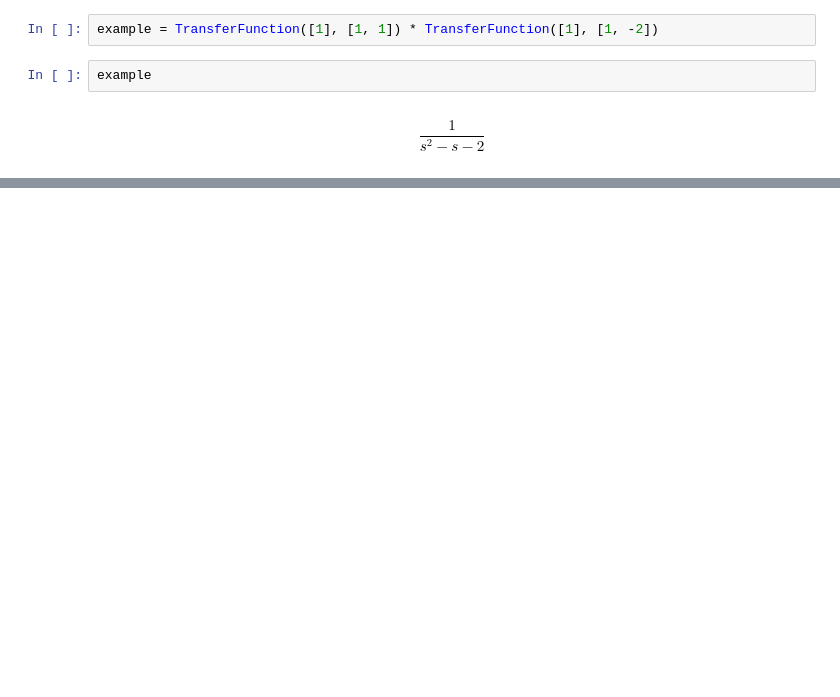
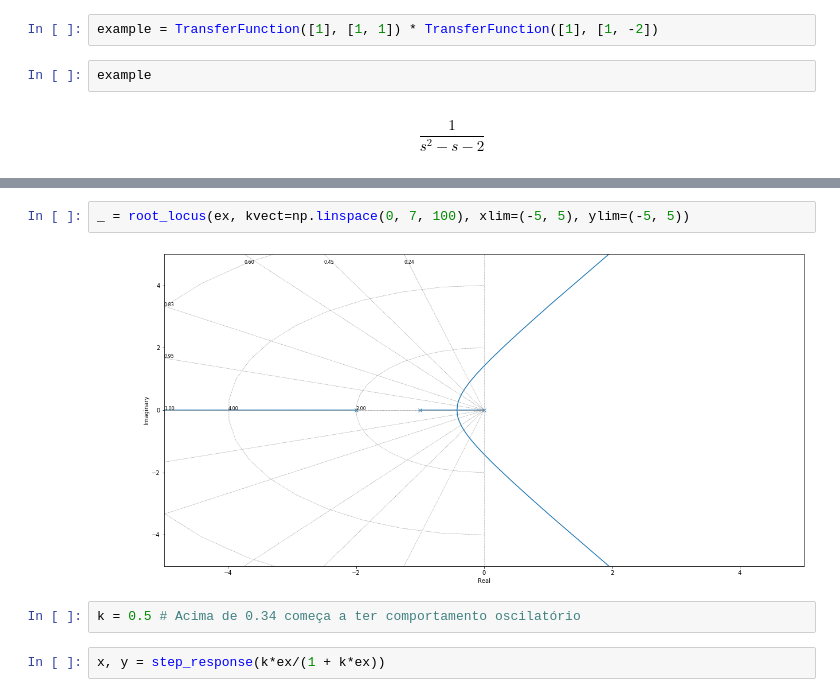
Before and after one commit to kenzosakiyama/controle, a Jupyter notebook: lugar_das_raizes.ipynb, the cells around one changed output, grey strips where cells are left out. Cells and saved outputs as stored; diff of their text form; blank space fills up the shorter version.

```diff
--- a/lugar_das_raizes.ipynb
+++ b/lugar_das_raizes.ipynb
@@ -18 +26,9 @@ x_array, y_array = impulse_response(example)
+# %%
+_ = root_locus(ex, kvect=np.linspace(0, 7, 100), xlim=(-5, 5), ylim=(-5, 5))
+# %% [output]
+[figure, added]
+# %%
+k = 0.5 # Acima de 0.34 começa a ter comportamento oscilatório
+# %%
+x, y = step_response(k*ex/(1 + k*ex))
 # %%
```
Also changed, not shown: parts of 15 cells of this notebook.
